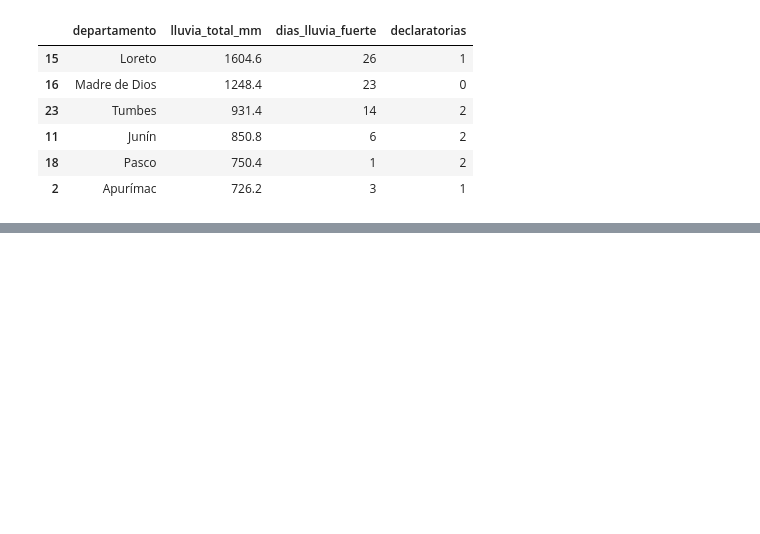
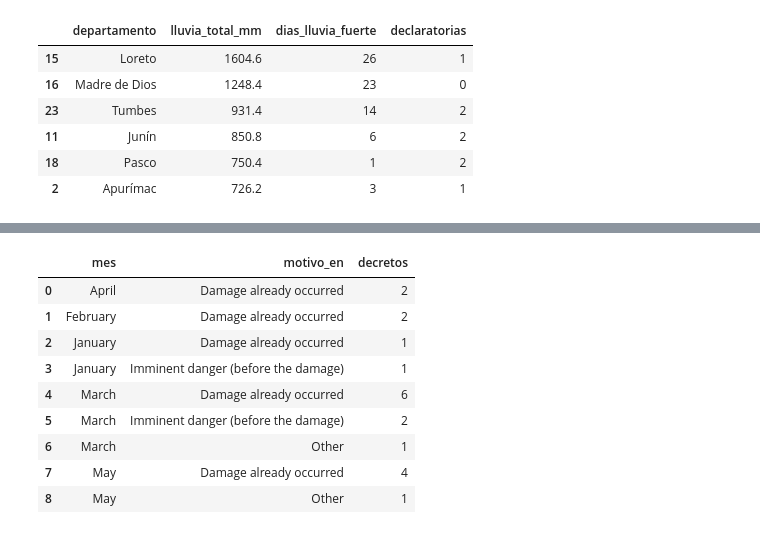
Before and after one commit to rodnm/Python-G2, a Jupyter notebook: assignment_3/01_visualizacion.ipynb, the cells around one changed output, grey strips where cells are left out. Drawn from its saved outputs; the diff is of its cells as text; code cells hidden in the pictures; blank space fills up the shorter version.

```diff
--- a/assignment_3/01_visualizacion.ipynb
+++ b/assignment_3/01_visualizacion.ipynb
@@ -299,0 +306,27 @@ tabla[tabla["grupo"] == "More rain, fewer declarations"].sort_values("lluvia_tot
+# %%
+decretos = pd.read_csv("datos/decretos_lluvias.csv", encoding="utf-8-sig")
+
+# Take the month name from "Publicado: 13 de enero de 2023" and translate it
+meses = {"enero": "January", "febrero": "February", "marzo": "March",
+         "abril": "April", "mayo": "May"}
+decretos["mes"] = decretos["fecha"].str.extract(r"de (\w+) de")[0].map(meses)
+
+# Translate the reason of each decree for the chart
+motivos = {"peligro inminente": "Imminent danger (before the damage)",
+           "impacto de daños": "Damage already occurred",
+           "otro": "Other"}
+decretos["motivo_en"] = decretos["motivo"].map(motivos)
+
+por_mes = decretos.groupby(["mes", "motivo_en"]).size().reset_index(name="decretos")
+por_mes
+# %% [output]
+|  | mes | motivo_en | decretos |
+| 0 | April | Damage already occurred | 2 |
+| 1 | February | Damage already occurred | 2 |
+| 2 | January | Damage already occurred | 1 |
+| 3 | January | Imminent danger (before the damage) | 1 |
+| 4 | March | Damage already occurred | 6 |
+| 5 | March | Imminent danger (before the damage) | 2 |
+| 6 | March | Other | 1 |
+| 7 | May | Damage already occurred | 4 |
+| 8 | May | Other | 1 |
```
Also changed, not shown: parts of 2 cells of this notebook.
